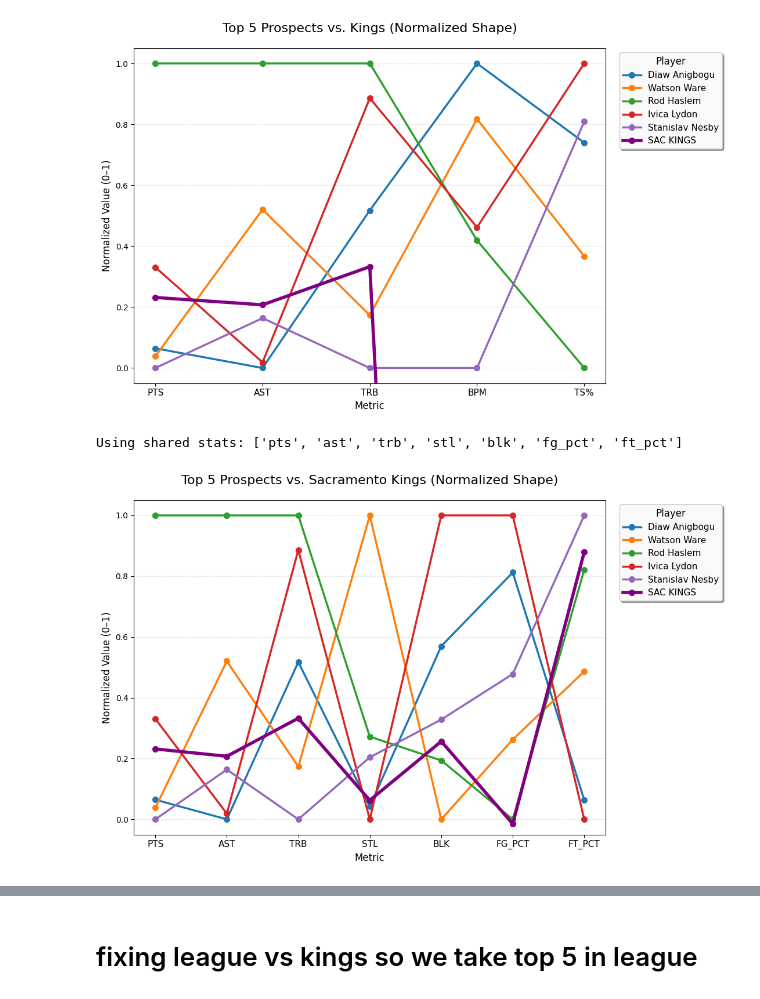
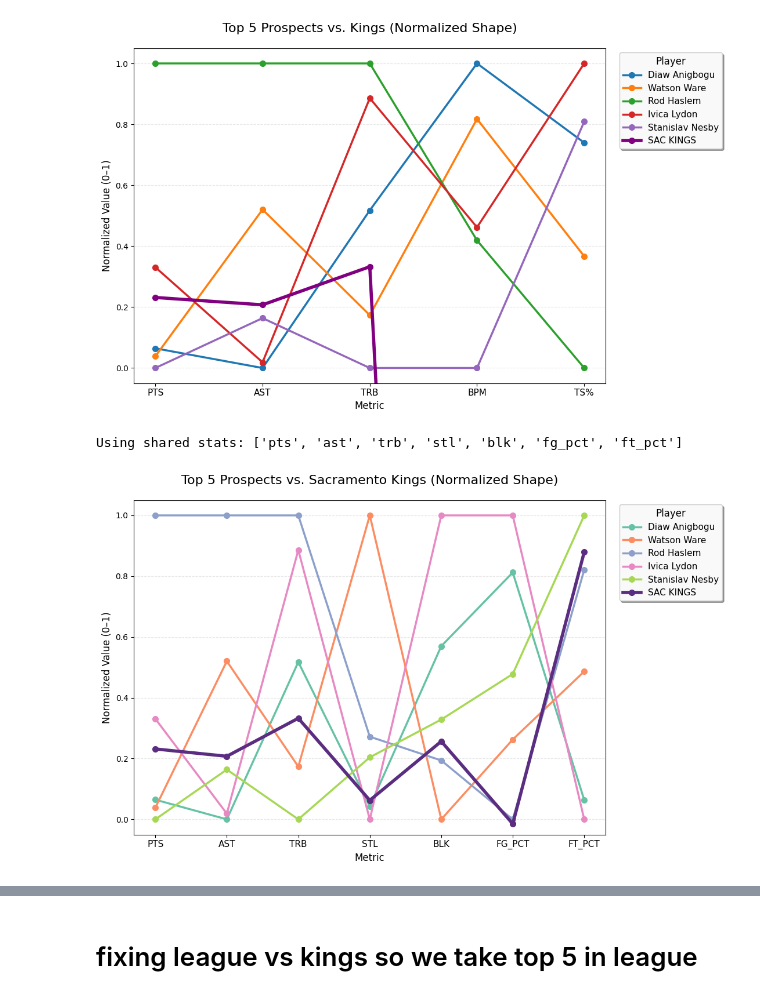
Before and after one commit to cottonjenn/data_science_project_sep_2025, a Jupyter notebook: clean_data/data_acquisition.ipynb, the cells around one changed output, grey strips where cells are left out. Saved outputs shown, nothing was run; the diff lists cells and outputs as text; code cells hidden in the pictures.

Commit message:
changes to plots

```diff
--- a/clean_data/data_acquisition.ipynb
+++ b/clean_data/data_acquisition.ipynb
@@ -1077,47 +1077,92 @@ plot_df = pd.concat([
     pd.DataFrame([kings_vals])
 ], ignore_index=True)
 
+# # --------------------------------------------------------------
+# # 3. PLOT – Top 5 Prospects vs Kings (Normalized)
+# # --------------------------------------------------------------
+
+# plt.figure(figsize=(11, 7))
+
+# # Distinct colors + purple for Kings
+# base_colors = plt.cm.tab10.colors
+# n_players = len(plot_df) - 1
+# colors = [base_colors[i % len(base_colors)] for i in range(n_players)] + ['purple']
+
+# for i, row in plot_df.iterrows():
+#     plt.plot(
+#         stat_labels,
+#         row[stats],
+#         color=colors[i],
+#         linewidth=4.0 if row['Player'] == 'SAC KINGS' else 2.5,
+#         marker='o',
+#         markersize=7,
+#         label=row['Player']
+#     )
+
+# # --- Styling ---
+# plt.ylim(-0.05, 1.05)
+# plt.yticks(np.linspace(0, 1, 6), fontsize=10)
+# plt.title('Top 5 Prospects vs. Sacramento Kings (Normalized Shape)', fontsize=16, pad=20)
+# plt.xlabel('Metric', fontsize=12)
+# plt.ylabel('Normalized Value (0–1)', fontsize=12)
+# plt.xticks(fontsize=11)
+
+# # Legend outside
+# leg = plt.legend(
+#     loc='upper left', bbox_to_anchor=(1.02, 1),
+#     frameon=True, fancybox=True, shadow=True,
+#     fontsize=11, title='Player', title_fontsize=12
+# )
+# leg.get_frame().set_facecolor('#f9f9f9')
+
+# plt.grid(axis='y', linestyle='--', alpha=0.3)
+# plt.tight_layout()
+# plt.show()
 # --------------------------------------------------------------
 # 3. PLOT – Top 5 Prospects vs Kings (Normalized)
 # --------------------------------------------------------------
 
 plt.figure(figsize=(11, 7))
 
-# Distinct colors + purple for Kings
-base_colors = plt.cm.tab10.colors
+# Choose distinct colormap for prospects (avoids purple)
+base_colors = plt.cm.Set2.colors  # softer, varied palette
 n_players = len(plot_df) - 1
-colors = [base_colors[i % len(base_colors)] for i in range(n_players)] + ['purple']
+
+# Assign colors
+prospect_colors = [base_colors[i % len(base_colors)] for i in range(n_players)]
+kings_color = '#5A2D81'  # deep royal purple (SAC Kings official)
+colors = prospect_colors + [kings_color]
 
 for i, row in plot_df.iterrows():
     plt.plot(
         stat_labels,
         row[stats],
         color=colors[i],
         linewidth=4.0 if row['Player'] == 'SAC KINGS' else 2.5,
         marker='o',
         markersize=7,
         label=row['Player']
     )
 
 # --- Styling ---
 plt.ylim(-0.05, 1.05)
 plt.yticks(np.linspace(0, 1, 6), fontsize=10)
 plt.title('Top 5 Prospects vs. Sacramento Kings (Normalized Shape)', fontsize=16, pad=20)
 plt.xlabel('Metric', fontsize=12)
 plt.ylabel('Normalized Value (0–1)', fontsize=12)
 plt.xticks(fontsize=11)
 
 # Legend outside
 leg = plt.legend(
     loc='upper left', bbox_to_anchor=(1.02, 1),
     frameon=True, fancybox=True, shadow=True,
     fontsize=11, title='Player', title_fontsize=12
 )
 leg.get_frame().set_facecolor('#f9f9f9')
 
 plt.grid(axis='y', linestyle='--', alpha=0.3)
 plt.tight_layout()
 plt.show()
 # %% [output]
 Using shared stats: ['pts', 'ast', 'trb', 'stl', 'blk', 'fg_pct', 'ft_pct']
-[figure, old version]
+[figure, new version]
```
Also changed, not shown: parts of 2 cells of this notebook, 2 other files.
